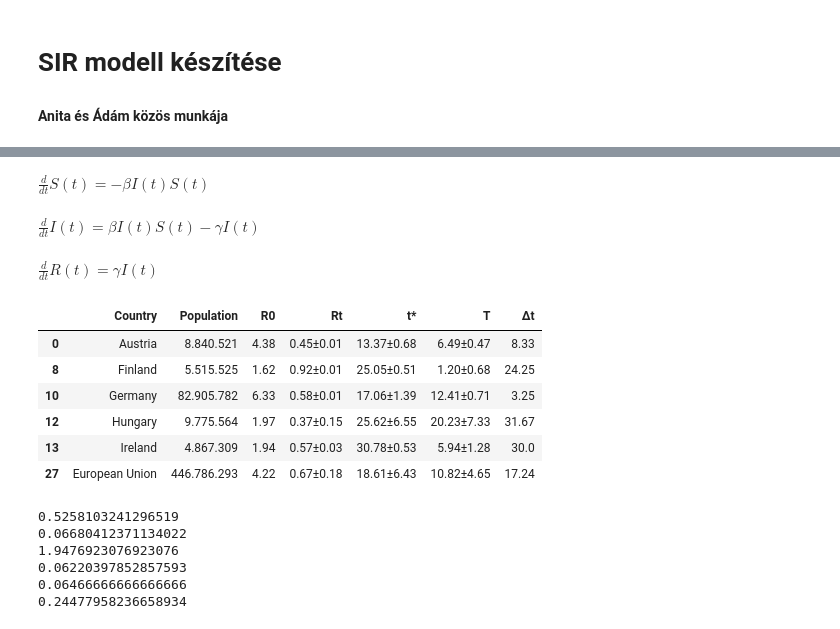
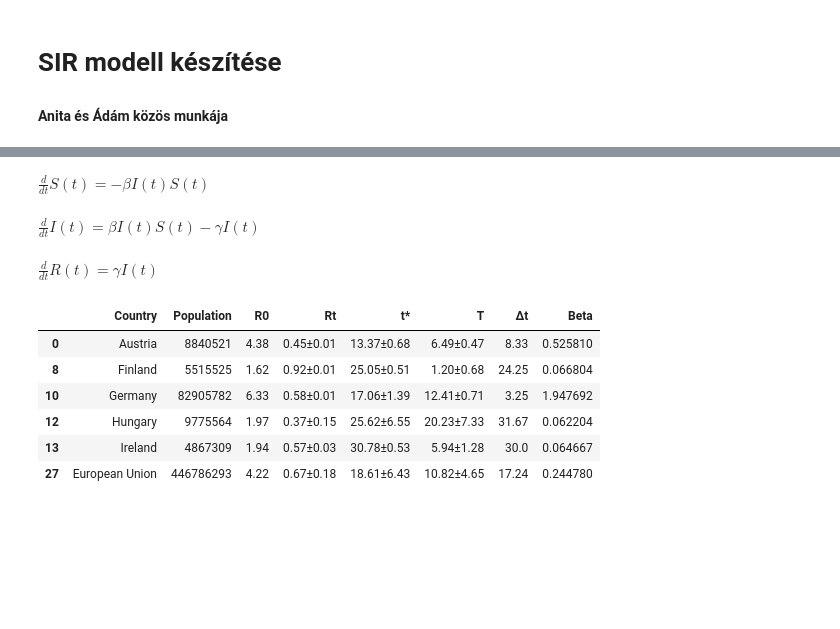
Before and after one commit to Adiklafa/Matprog, a Jupyter notebook: sir.ipynb, the cells around one changed output, grey strips where cells are left out. Saved outputs shown, nothing was run; the diff lists cells and outputs as text; code cells hidden in the pictures; blank space fills up the shorter version.

```diff
--- a/sir.ipynb
+++ b/sir.ipynb
@@ -88,41 +93,38 @@ gamma = sym.symbols(u'γ')
 dSdt=sym.Derivative(S,t)
 dIdt=sym.Derivative(I,t)
 dRdt=sym.Derivative(R,t)
+
+eq1=sym.Equality(dSdt, -beta * S * I)
+eq2=sym.Equality(dIdt, beta * S * I - gamma * I)
+eq3=sym.Equality(dRdt,  gamma * I)
+
+display(eq1,eq2,eq3)
+# %% [output]
+$\displaystyle \frac{d}{d t} S{\left(t \right)} = - β I{\left(t \right)} S{\left(t \right)}$
+$\displaystyle \frac{d}{d t} I{\left(t \right)} = β I{\left(t \right)} S{\left(t \right)} - γ I{\left(t \right)}$
+$\displaystyle \frac{d}{d t} R{\left(t \right)} = γ I{\left(t \right)}$
-# %%
-eq1=sym.Equality(dSdt, -beta * S * I)
-eq2=sym.Equality(dIdt, beta * S * I - gamma * I)
-eq3=sym.Equality(dRdt,  gamma * I)
-
-display(eq1,eq2,eq3)
-# %% [output]
-$\displaystyle \frac{d}{d t} S{\left(t \right)} = - β I{\left(t \right)} S{\left(t \right)}$
-$\displaystyle \frac{d}{d t} I{\left(t \right)} = β I{\left(t \right)} S{\left(t \right)} - γ I{\left(t \right)}$
-$\displaystyle \frac{d}{d t} R{\left(t \right)} = γ I{\left(t \right)}$
 # %%
+pd.options.mode.chained_assignment = None
+
 sir_data=pd.read_csv("sir_data.csv")
 sir_countries=["Austria","Finland","Germany","Hungary","Ireland","European Union"]
 sir_data=sir_data[sir_data["Country"].isin(sir_countries)]
 sir_indexes=[sir_data[sir_data['Country'] == country].index[-1] for country in sir_countries]
 for index in sir_indexes:
     sir_data['R0'][index]=float(sir_data['R0'][index][0:(sir_data['R0'][index]).find('±')])
 for index in sir_indexes:
     sir_data['Δt'][index]=float(sir_data['Δt'][index][0:(sir_data['Δt'][index]).find('±')])
+sir_data.insert(7, "Beta", [sir_data["R0"][index]/sir_data["Δt"][index] for index in sir_indexes], True)
+for index in sir_indexes:
+    temp=sir_data['Population'][index]
+    sir_data['Population'][index]=int(temp.replace('.', '', temp.count('.')))
+
 sir_data
 # %% [output]
-|  | Country | Population | R0 | Rt | t* | T | Δt |
-| 0 | Austria | 8.840.521 | 4.38 | 0.45±0.01 | 13.37±0.68 | 6.49±0.47 | 8.33 |
-| 8 | Finland | 5.515.525 | 1.62 | 0.92±0.01 | 25.05±0.51 | 1.20±0.68 | 24.25 |
-| 10 | Germany | 82.905.782 | 6.33 | 0.58±0.01 | 17.06±1.39 | 12.41±0.71 | 3.25 |
-| 12 | Hungary | 9.775.564 | 1.97 | 0.37±0.15 | 25.62±6.55 | 20.23±7.33 | 31.67 |
-| 13 | Ireland | 4.867.309 | 1.94 | 0.57±0.03 | 30.78±0.53 | 5.94±1.28 | 30.0 |
-| 27 | European Union | 446.786.293 | 4.22 | 0.67±0.18 | 18.61±6.43 | 10.82±4.65 | 17.24 |
+|  | Country | Population | R0 | Rt | t* | T | Δt | Beta |
+| 0 | Austria | 8840521 | 4.38 | 0.45±0.01 | 13.37±0.68 | 6.49±0.47 | 8.33 | 0.525810 |
+| 8 | Finland | 5515525 | 1.62 | 0.92±0.01 | 25.05±0.51 | 1.20±0.68 | 24.25 | 0.066804 |
+| 10 | Germany | 82905782 | 6.33 | 0.58±0.01 | 17.06±1.39 | 12.41±0.71 | 3.25 | 1.947692 |
+| 12 | Hungary | 9775564 | 1.97 | 0.37±0.15 | 25.62±6.55 | 20.23±7.33 | 31.67 | 0.062204 |
+| 13 | Ireland | 4867309 | 1.94 | 0.57±0.03 | 30.78±0.53 | 5.94±1.28 | 30.0 | 0.064667 |
+| 27 | European Union | 446786293 | 4.22 | 0.67±0.18 | 18.61±6.43 | 10.82±4.65 | 17.24 | 0.244780 |
-# %%
-for index in sir_indexes:
-    print(sir_data["R0"][index]/sir_data["Δt"][index])
-# %% [output]
-0.5258103241296519
-0.06680412371134022
-1.9476923076923076
-0.06220397852857593
-0.06466666666666666
-0.24477958236658934
```
Also changed, not shown: parts of 9 cells of this notebook.
